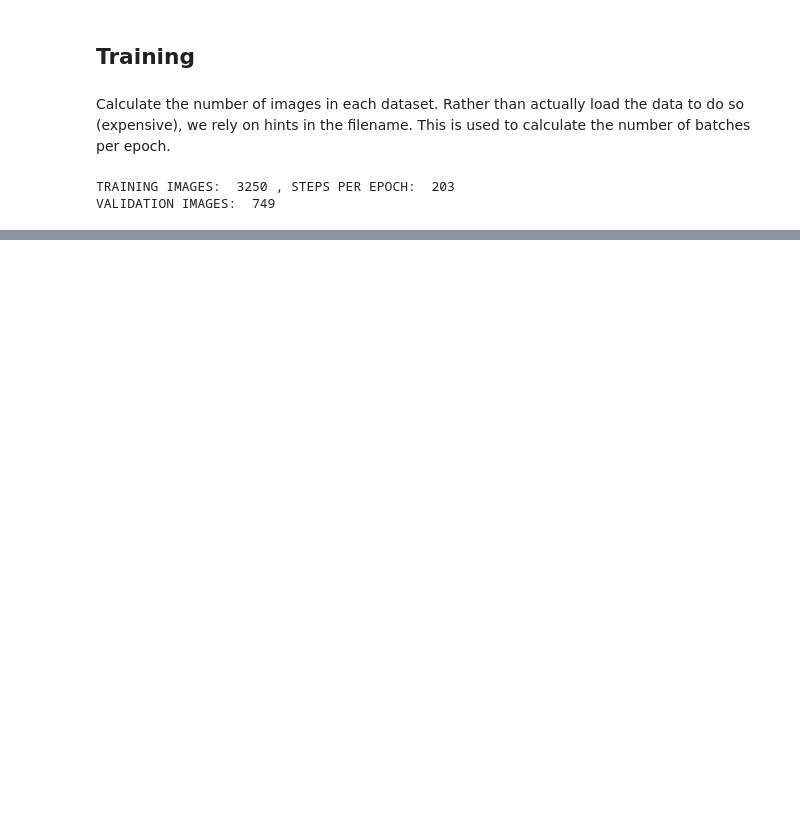
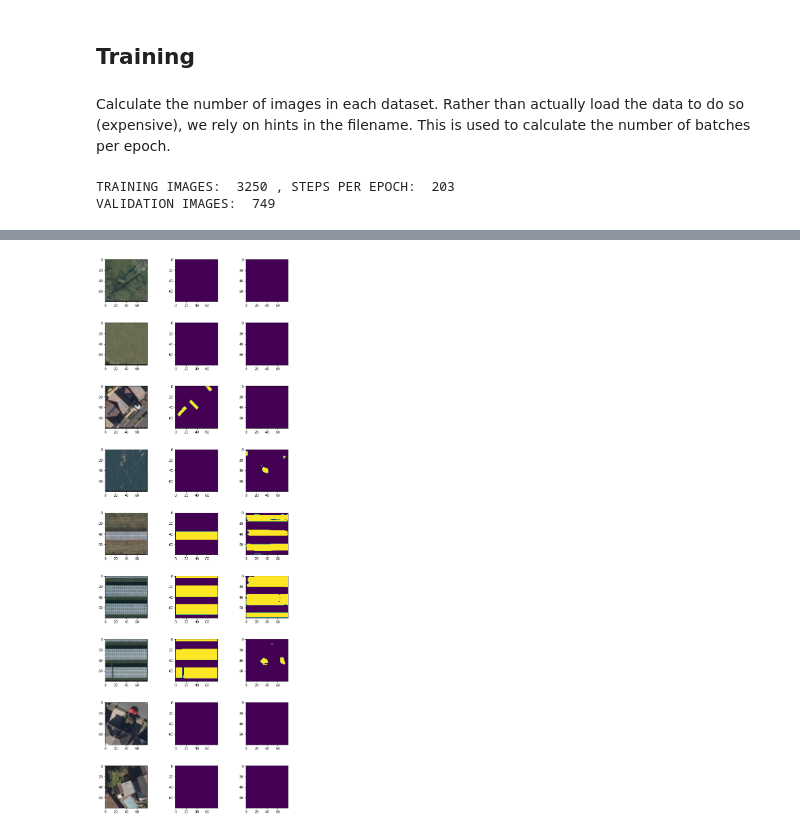
Before and after one commit to pdh21/OCF_PVmapper, a Jupyter notebook: DeepNet_model1.ipynb, the cells around one changed output, grey strips where cells are left out. Cells and saved outputs as stored; diff of their text form; code cells hidden in the pictures; blank space fills up the shorter version.

```diff
--- a/DeepNet_model1.ipynb
+++ b/DeepNet_model1.ipynb
@@ -236,7 +205,7 @@ def get_model(img_size, num_classes):
 keras.backend.clear_session()
 
 # Build model
-with tpu_strategy.scope(): # creating the model in the TPUStrategy scope means we will train the model on the TPU
-  model = get_model(img_size, num_classes)
+#with tpu_strategy.scope(): # creating the model in the TPUStrategy scope means we will train the model on the TPU
+model = get_model(img_size, num_classes)
 model.summary()
 # %% [output]
@@ -288,7 +257,7 @@ val_gen = validation_dataset.map(get_data)
 model.compile(optimizer="rmsprop", loss="sparse_categorical_crossentropy")
 
 callbacks = [
-    keras.callbacks.ModelCheckpoint("gs://PV_segmentation.h5", save_best_only=True)
+    keras.callbacks.ModelCheckpoint("gs://cutouts/PV_segmentation.h5", save_best_only=True)
 ]
 
 # Train the model, doing validation at the end of each epoch.
@@ -303,0 +288,2 @@ Things to do:
+# %%
+val_preds = model.predict(val_gen)
@@ -303,0 +293,19 @@ Things to do:
+# %%
+def display_9_images_and_preds(dataset,pred,batch=1):
+  fig,axes=plt.subplots(9,3,figsize=(10,30))
+  for i, (image_aerial,image_binary) in enumerate(dataset):
+    axes[i,0].imshow(image_aerial.numpy().astype(np.uint8)[batch,...])
+    axes[i,1].imshow(image_binary.numpy().astype(np.uint8)[batch,:,:,0])
+    mask = np.argmax(val_preds[i], axis=-1)
+    mask = np.expand_dims(mask, axis=-1)
+    axes[i,2].imshow(mask[:,:,0])
+    #axes[i,0].set_title(label[batch].numpy().decode("utf-8")+' '+num, fontsize=16)
+    if i==8:
+      break
+  #plt.tight_layout()
+  plt.subplots_adjust(wspace=0.5, hspace=0.5)
+  plt.show()
+# %%
+display_9_images_and_preds(val_gen,val_preds)
+# %% [output]
+[figure, added]
```
Also changed, not shown: parts of 13 cells of this notebook.
